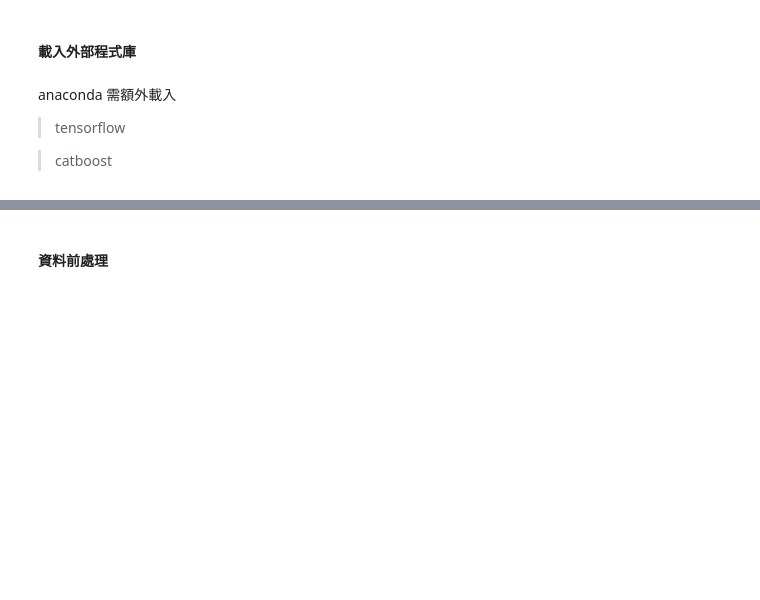
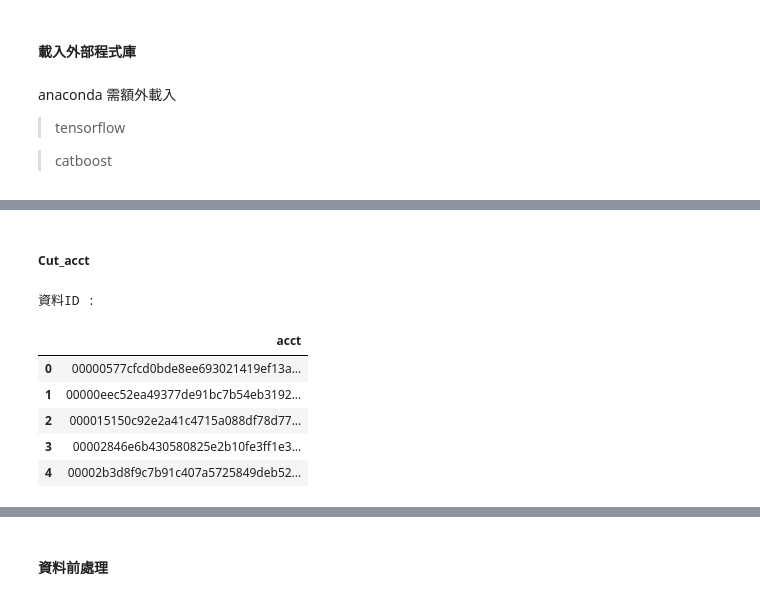
Before and after one commit to asherHSU/NTUST_CSIE_DS, a Jupyter notebook: Hybrid_Pipeline/train.ipynb, the cells around one changed output, grey strips where cells are left out. Saved outputs shown, nothing was run; the diff lists cells and outputs as text; code cells hidden in the pictures; blank space fills up the shorter version.

```diff
--- a/Hybrid_Pipeline/train.ipynb
+++ b/Hybrid_Pipeline/train.ipynb
@@ -26,0 +74,16 @@ import itertools
+# %%
+entities_label = {}
+# entity_label -> label ( only id )
+
+for index, entity in entities.items():
+    missing_ids = entity_label.loc[~entity_label['acct'].isin(entity['acct']), 'acct']
+    if not missing_ids.empty:
+        print("error")
+        continue
+    A_indexed = entity_label.set_index('acct')
+    entities_label[index] = A_indexed.join(entity.set_index('acct'))
+    entities_label[index] = entities_label[index].reset_index()
+
+print("原始資料：")
+for v in entities_label.values():
+    print(f"{v.head()}\n\n")
@@ -26,0 +108,30 @@ import itertools
+# %% [markdown]
+##### Cut_acct
+# %%
+# Cut preprocessing
+entities_id = pd.DataFrame()
+
+for index, entity in entities.items():
+    id = entity.iloc[:,[0]]
+    entities[index] = entity.iloc[:,1:]
+
+    # 判斷entity id 是否相同
+    if entities_id.empty:
+        entities_id = id
+    else :
+        try:
+            assert_frame_equal(entities_id, id)
+        except AssertionError as e:
+            print(f"Data ID error : from {index}")
+            print(e)
+
+print("資料ID :")
+entities_id.head()
+# %% [output]
+資料ID :
+|  | acct |
+| 0 | 00000577cfcd0bde8ee693021419ef13a... |
+| 1 | 00000eec52ea49377de91bc7b54eb3192... |
+| 2 | 000015150c92e2a41c4715a088df78d77... |
+| 3 | 00002846e6b430580825e2b10fe3ff1e3... |
+| 4 | 00002b3d8f9c7b91c407a5725849deb52... |
```
Also changed, not shown: parts of 34 cells of this notebook, 1 other file.
